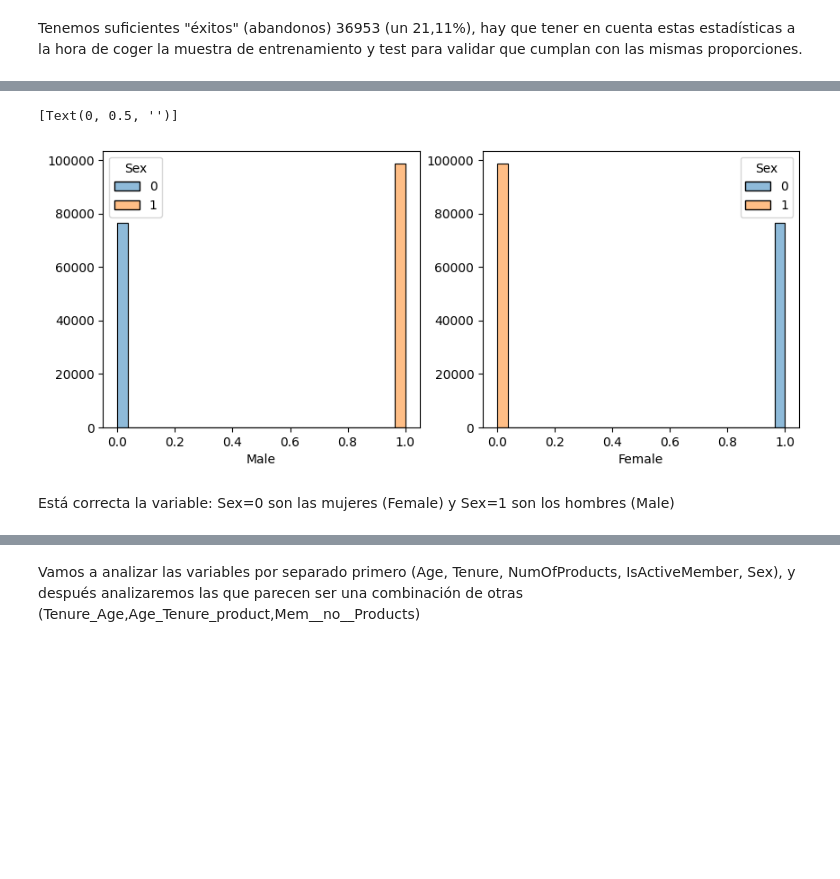
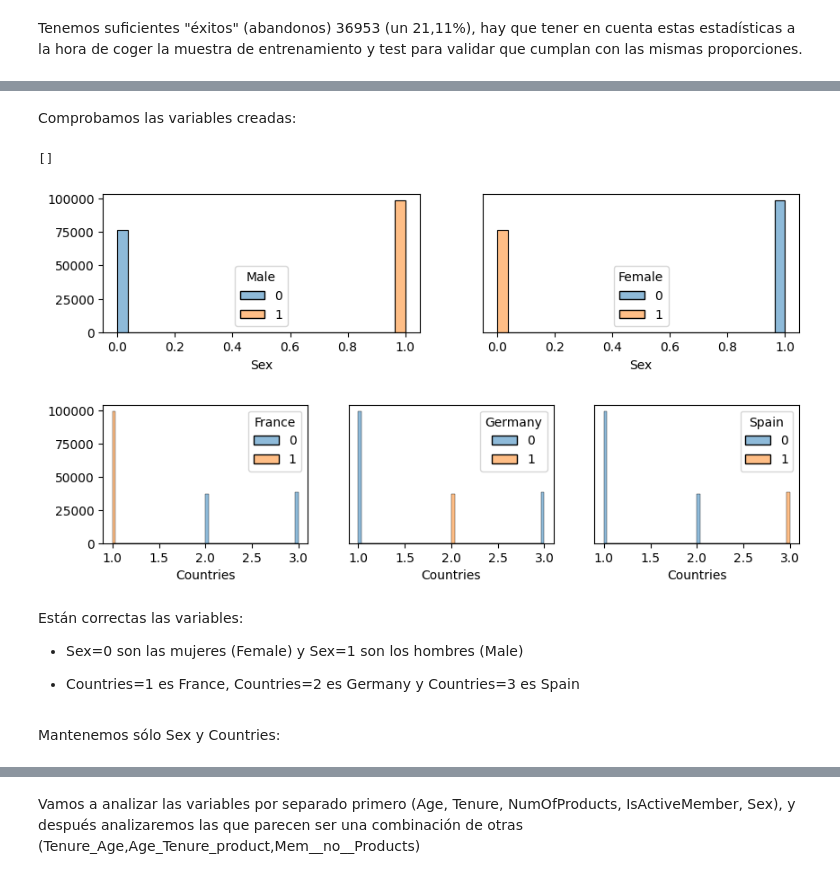
Before and after one commit to 4GeeksAcademy/Proyecto-Bank-Churn-Eli-Isa, a Jupyter notebook: src/explore-Isa.ipynb, the cells around one changed output, grey strips where cells are left out. Drawn from its saved outputs; the diff is of its cells as text; code cells hidden in the pictures; blank space fills up the shorter version.

```diff
--- a/src/explore-Isa.ipynb
+++ b/src/explore-Isa.ipynb
@@ -166,0 +146,3 @@ data_sub_isa.head()
+# %%
+data_clean=data_raw.drop(['Surname', 'Surname_tfidf_0', 'Surname_tfidf_1', 'Surname_tfidf_2', 'Surname_tfidf_3', 'Surname_tfidf_4'], axis = 1, inplace = False)
+data_clean.head()
@@ -207,0 +186,7 @@ Comprobamos la variable creada:
+# %%
+data_clean["Sex"]=data_raw["Male"]
+
+data_clean['Countries'] = data_raw['France'] * 1 + data_raw['Germany'] * 2 + data_raw['Spain'] * 3
+
+# Mostrar el DataFrame resultante
+data_clean.head()
@@ -208,9 +201,27 @@ Comprobamos la variable creada:
+# %% [markdown]
+Comprobamos las variables creadas:
 # %%
-fig, axis= plt.subplots(1,2, figsize=(10,4))
-sns.histplot(ax=axis[0], data = data_sub_isa, x = "Male",hue="Sex").set(ylabel = None)
-sns.histplot(ax=axis[1], data = data_sub_isa, x = "Female",hue="Sex").set(ylabel = None)
+fig, axis= plt.subplots(1,2, figsize=(10,2))
+sns.histplot(ax=axis[0], data = data_clean, x = "Sex",hue="Male").set(ylabel = None)
+axis[1].set_yticks([])
+sns.histplot(ax=axis[1], data = data_clean, x = "Sex",hue="Female").set(ylabel = None)
+
+
+fig, axis= plt.subplots(1,3, figsize=(10,2))
+sns.histplot(ax=axis[0], data = data_clean, x = "Countries",hue="France").set(ylabel = None)
+sns.histplot(ax=axis[1], data = data_clean, x = "Countries",hue="Germany").set(ylabel = None)
+axis[2].set_yticks([])
+sns.histplot(ax=axis[2], data = data_clean, x = "Countries",hue="Spain").set(ylabel = None)
+axis[1].set_yticks([])
 # %% [output]
-[Text(0, 0.5, '')]
+[]
-[figure, old version]
+[figure, new version]
+[figure, added]
 # %% [markdown]
-Está correcta la variable: Sex=0 son las mujeres (Female) y Sex=1 son los hombres (Male)
+Están correctas las variables:
+
+* Sex=0 son las mujeres (Female) y Sex=1 son los hombres (Male)
+
+* Countries=1 es France, Countries=2 es Germany y Countries=3 es Spain
+# %% [markdown]
+Mantenemos sólo Sex y Countries:
```
Also changed, not shown: parts of 51 cells of this notebook, 1 other file.
